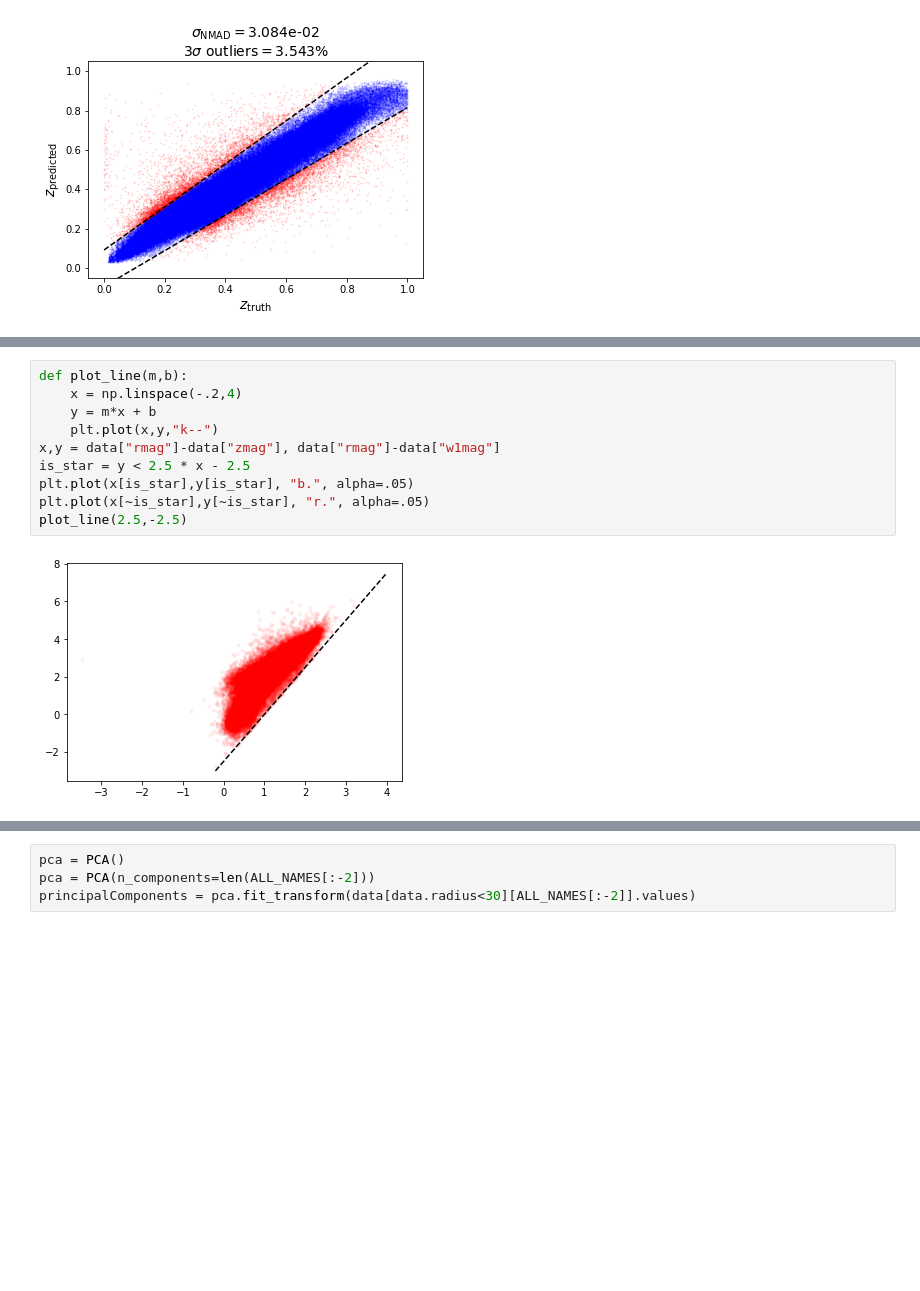
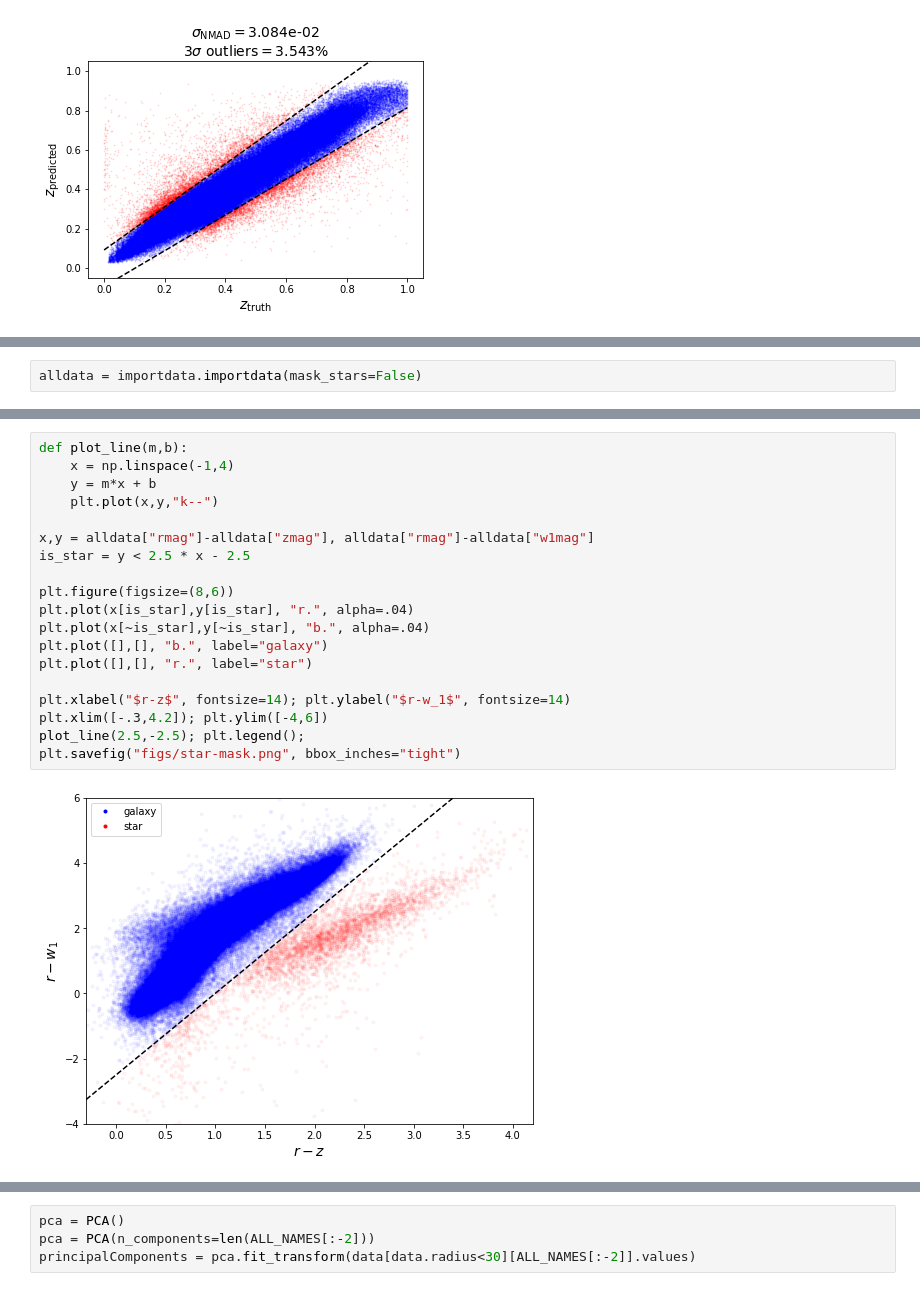
Before and after one commit to AlanPearl/margaret, a Jupyter notebook: notebooks/RedshiftAnalysis.ipynb, the cells around one changed output, grey strips where cells are left out. Drawn from its saved outputs; the diff is of its cells as text; blank space fills up the shorter version.

```diff
--- a/notebooks/RedshiftAnalysis.ipynb
+++ b/notebooks/RedshiftAnalysis.ipynb
@@ -235,0 +450,2 @@ Running KNN_dregressor took 16.232118606567383 seconds
+# %%
+alldata = importdata.importdata(mask_stars=False)
@@ -236,12 +466,21 @@ Running KNN_dregressor took 16.232118606567383 seconds
 # %%
 def plot_line(m,b):
-    x = np.linspace(-.2,4)
+    x = np.linspace(-1,4)
     y = m*x + b
     plt.plot(x,y,"k--")
-x,y = data["rmag"]-data["zmag"], data["rmag"]-data["w1mag"]
+
+x,y = alldata["rmag"]-alldata["zmag"], alldata["rmag"]-alldata["w1mag"]
 is_star = y < 2.5 * x - 2.5
-plt.plot(x[is_star],y[is_star], "b.", alpha=.05)
-plt.plot(x[~is_star],y[~is_star], "r.", alpha=.05)
-plot_line(2.5,-2.5)
+
+plt.figure(figsize=(8,6))
+plt.plot(x[is_star],y[is_star], "r.", alpha=.04)
+plt.plot(x[~is_star],y[~is_star], "b.", alpha=.04)
+plt.plot([],[], "b.", label="galaxy")
+plt.plot([],[], "r.", label="star")
+
+plt.xlabel("$r-z$", fontsize=14); plt.ylabel("$r-w_1$", fontsize=14)
+plt.xlim([-.3,4.2]); plt.ylim([-4,6])
+plot_line(2.5,-2.5); plt.legend();
+plt.savefig("figs/star-mask.png", bbox_inches="tight")
 # %% [output]
-[figure, old version]
+[figure, new version]
```
Also changed, not shown: parts of 33 cells of this notebook, 2 other files.
